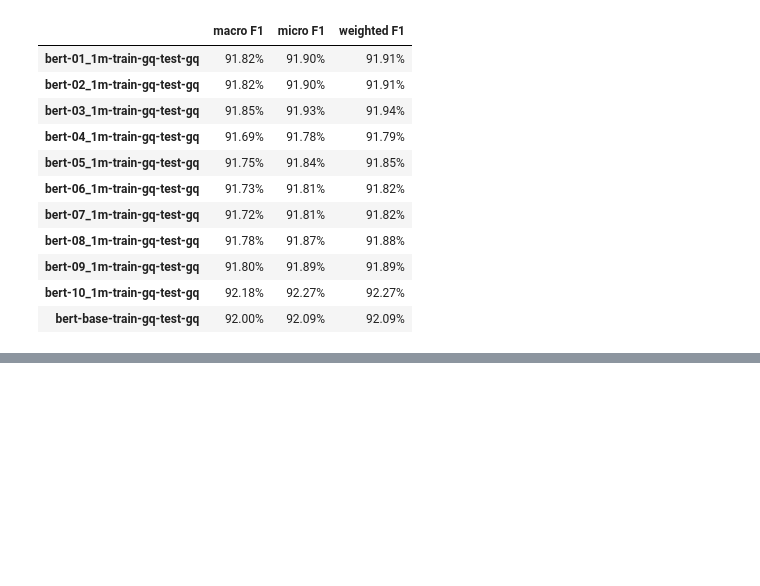
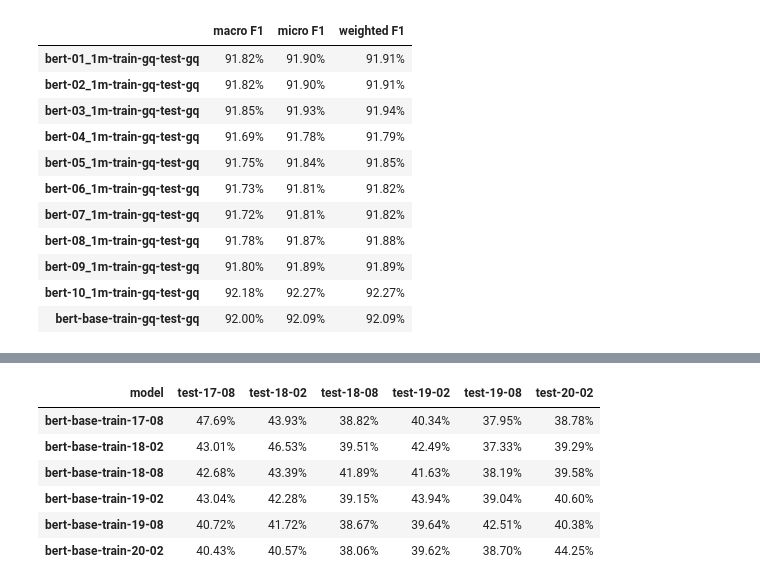
Before and after one commit to paul-rottger/temporal-adaptation, a Jupyter notebook: 4_evaluation/classification/evaluate_classification_results.ipynb, the cells around one changed output, grey strips where cells are left out. Drawn from its saved outputs; the diff is of its cells as text; code cells hidden in the pictures; blank space fills up the shorter version.

Commit message:
adapt to unlabelled reddit data

```diff
--- a/4_evaluation/classification/evaluate_classification_results.ipynb
+++ b/4_evaluation/classification/evaluate_classification_results.ipynb
@@ -376,0 +380,45 @@ pd.DataFrame.from_dict(scores, orient='index').rename(columns={0: f'{f1_types[0]
+# %%
+# f1 scores for month-adapted models finetuned on different months
+
+F1_TYPE = 'macro'
+
+results = {}
+directory = '../../0_results/reddit/classification'
+for filename in os.listdir(directory):
+    if filename.endswith(".csv"):
+        results[os.path.splitext(filename)[0]] = pd.read_csv(os.path.join(directory, filename))
+        continue
+    else:
+        continue
+
+# calculate f1
+scores = {}
+
+for key in results :
+    scores[key] = f1_score(results[key]['label'], results[key]['prediction'], average=F1_TYPE)
+
+score_series = {}
+for model in sorted(pd.unique(pd.Series(scores.keys()).str[:21])):
+    score_series[model] = {}
+    for key in sorted(scores):
+        if model in key:
+            score_series[model][key[22:]] = scores[key]
+
+out_df = pd.DataFrame.from_dict(score_series).reset_index().rename(columns={'index':'model'})
+
+out_df.set_index('model', inplace=True)
+
+# write to df for later use
+adapted_df = out_df.T.copy()
+
+cm = sns.color_palette('Greens', as_cmap=True)
+
+out_df.T.style.background_gradient(cmap=cm, axis = 0 ).format('{0:,.2%}')
+# %% [output]
+| model | test-17-08 | test-18-02 | test-18-08 | test-19-02 | test-19-08 | test-20-02 |
+| bert-base-train-17-08 | 47.69% | 43.93% | 38.82% | 40.34% | 37.95% | 38.78% |
+| bert-base-train-18-02 | 43.01% | 46.53% | 39.51% | 42.49% | 37.33% | 39.29% |
+| bert-base-train-18-08 | 42.68% | 43.39% | 41.89% | 41.63% | 38.19% | 39.58% |
+| bert-base-train-19-02 | 43.04% | 42.28% | 39.15% | 43.94% | 39.04% | 40.60% |
+| bert-base-train-19-08 | 40.72% | 41.72% | 38.67% | 39.64% | 42.51% | 40.38% |
+| bert-base-train-20-02 | 40.43% | 40.57% | 38.06% | 39.62% | 38.70% | 44.25% |
```
Also changed, not shown: parts of 2 cells of this notebook, 8 other files.
